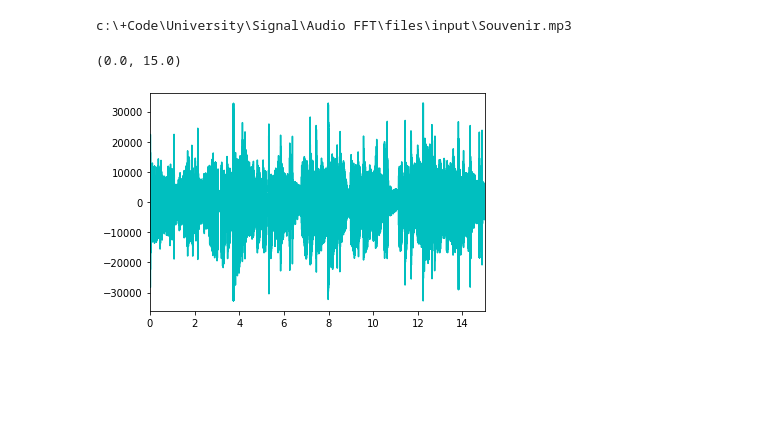
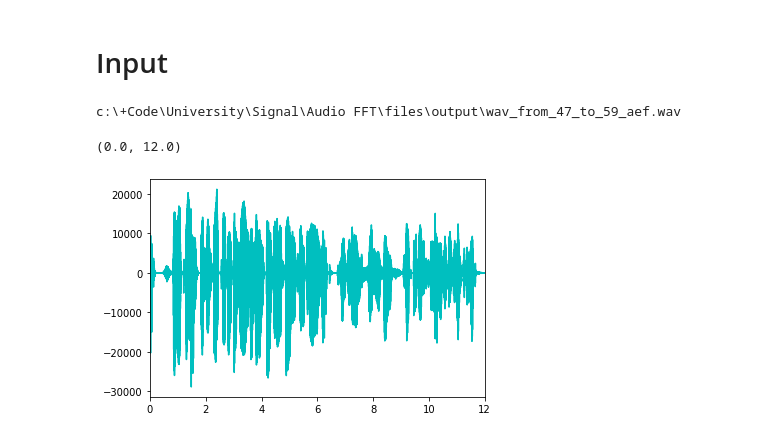
Before and after one commit to CenaAshoori/Signal-Processing, a Jupyter notebook: Audio FFT/audio_FFT.ipynb, the cells around one changed output. Saved outputs shown, nothing was run; the diff lists cells and outputs as text; code cells hidden in the pictures; blank space fills up the shorter version.

```diff
--- a/Audio FFT/audio_FFT.ipynb
+++ b/Audio FFT/audio_FFT.ipynb
@@ -14,31 +14,21 @@ def convert_wav_trim(path: str, t1=None, t2=None, output_path=path[0] + "\\files
         from scipy.io import wavfile
         sample_rate, sound = wavfile.read(path)
 
+    name = ""
+    if t2 != None :
+        t2_mil = t2 * 1000
+        sound = sound[:t2_mil]
+        name += f"to_{t2}_"
     if t1 != None :
         t1_mil = t1 * 1000  # Works in milliseconds
         sound = sound[t1_mil:]
-        output_path += f"from_{t1}_"
-    if t2 != None :
-        t2_mil = t2 * 1000
-        sound = sound[:t2_mil]
-        output_path += f"to_{t2}_"
+        name = f"from_{t1}_" + name
 
 
-    write_path = output_path + file_name + ".wav"
+    write_path = output_path + name + file_name + ".wav"
     sound.export(write_path, format="wav")
 
     return write_path,sound
-# %%
-# files
-src = path[0] + "\\files\\input\\"
-dst = path[0] + "\\files\\output\\"
-
-# file = src + "voice2.ogg"
-file = src + "Souvenir.mp3"
-
-print(file)
-# %% [output]
-c:\+Code\University\Signal\Audio FFT\files\input\Souvenir.mp3
 # %%
 import playsound
 import numpy as np
@@ -46,24 +36,39 @@ def convert_to_wav(dir ,sample_rate,type):
     wavfile.write(dir, sample_rate, type)
 def play(dir):
     playsound.playsound(dir)
+# %% [markdown]
+# Input
 # %%
 from scipy.io import wavfile
 
-wav_path,sound = convert_wav_trim(file,t1=5,t2=15)
+# files
+src = path[0] + "\\files\\input\\"
+dst = path[0] + "\\files\\output\\"
+
+# file = src + "voice2.ogg"
+# file = src + "Souvenir.mp3"
+# file = src + "yakuza.mp3"
+# file = src + "Chartar-Baran.mp3"
+file = src + "aef.mp3"
+
+wav_path,sound = convert_wav_trim(file,t1=47,t2=59)
 sample_rate, data = wavfile.read(wav_path)
+print(wav_path)
 play(wav_path)
+# %% [output]
+c:\+Code\University\Signal\Audio FFT\files\output\wav_from_47_to_59_aef.wav
 # %%
 import matplotlib.pyplot as plt
 import numpy as np
 
-signal = data[:,1]
+signal = data
 
 length = data.shape[0] / sample_rate
 sample_dens = np.linspace(0, length, data.shape[0])
 
 plt.plot(sample_dens, signal, color="c")
 plt.xlim(0, length)
 # %% [output]
-(0.0, 15.0)
+(0.0, 12.0)
-[figure, old version]
+[figure, new version]
 # %%
```
Also changed, not shown: parts of 6 cells of this notebook.
